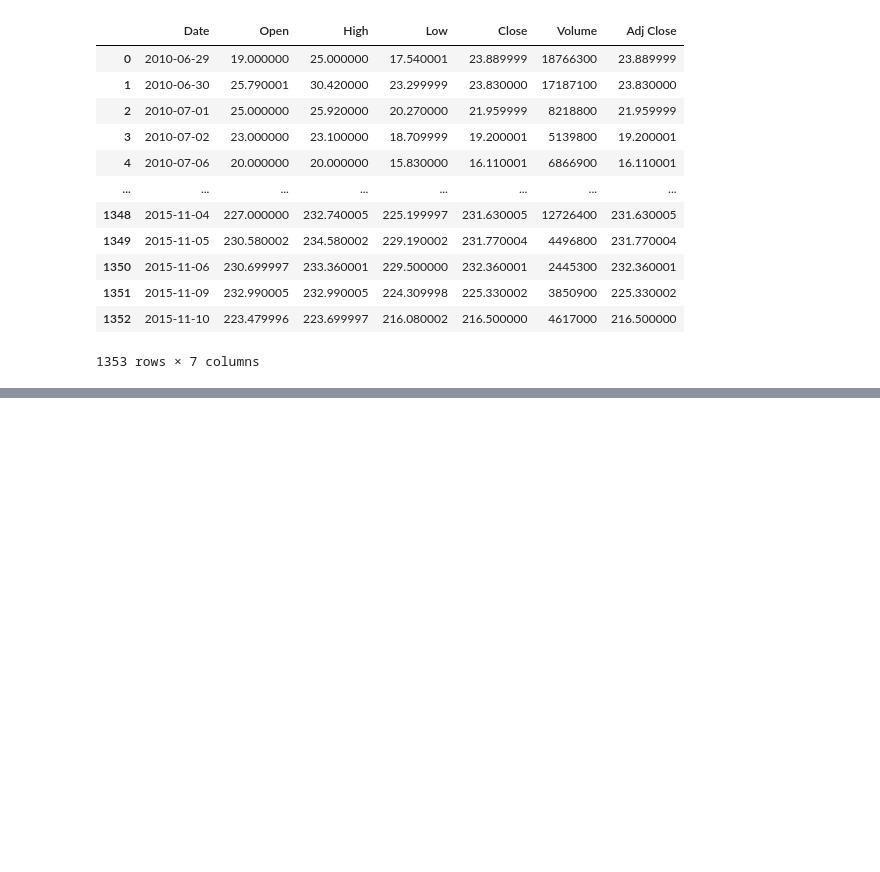
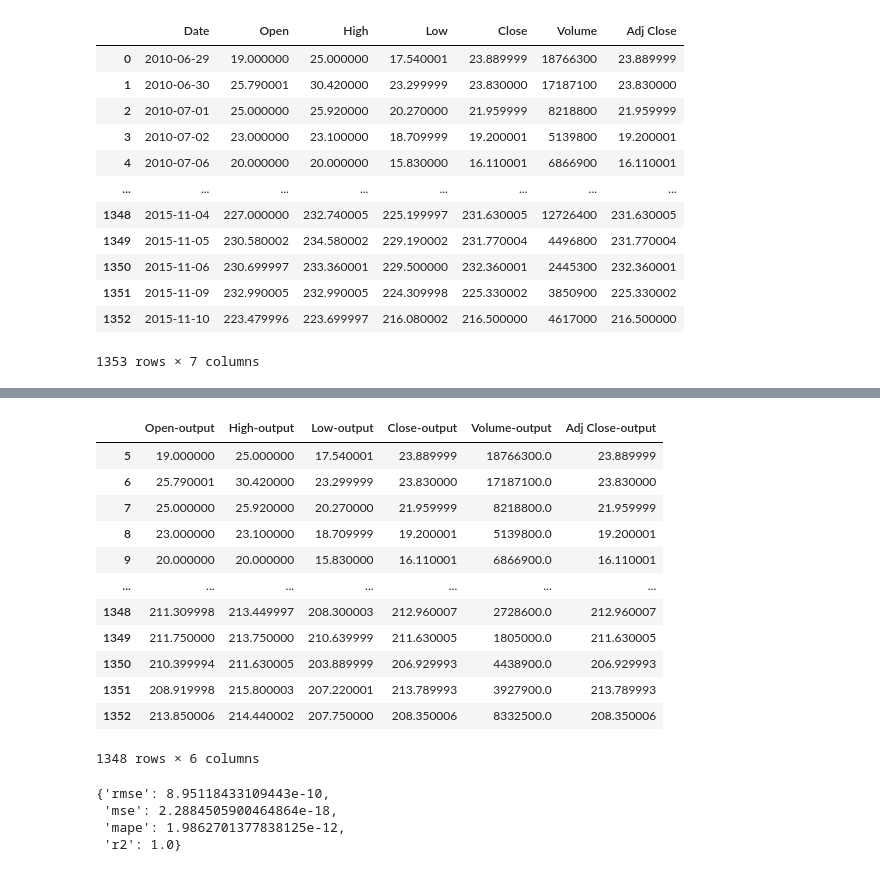
Before and after one commit to HaiAu2501/EL4TF, a Jupyter notebook: linear_models/k-history.ipynb, the cells around one changed output, grey strips where cells are left out. Saved outputs shown, nothing was run; the diff lists cells and outputs as text; code cells hidden in the pictures; blank space fills up the shorter version.

```diff
--- a/linear_models/k-history.ipynb
+++ b/linear_models/k-history.ipynb
@@ -149,0 +71,53 @@ pyplot.show()
+# %%
+train_output
+# %% [output]
+|  | Open-output | High-output | Low-output | Close-output | Volume-output | Adj Close-output |
+| 5 | 19.000000 | 25.000000 | 17.540001 | 23.889999 | 18766300.0 | 23.889999 |
+| 6 | 25.790001 | 30.420000 | 23.299999 | 23.830000 | 17187100.0 | 23.830000 |
+| 7 | 25.000000 | 25.920000 | 20.270000 | 21.959999 | 8218800.0 | 21.959999 |
+| 8 | 23.000000 | 23.100000 | 18.709999 | 19.200001 | 5139800.0 | 19.200001 |
+| 9 | 20.000000 | 20.000000 | 15.830000 | 16.110001 | 6866900.0 | 16.110001 |
+| ... | ... | ... | ... | ... | ... | ... |
+| 1348 | 211.309998 | 213.449997 | 208.300003 | 212.960007 | 2728600.0 | 212.960007 |
+| 1349 | 211.750000 | 213.750000 | 210.639999 | 211.630005 | 1805000.0 | 211.630005 |
+| 1350 | 210.399994 | 211.630005 | 203.889999 | 206.929993 | 4438900.0 | 206.929993 |
+| 1351 | 208.919998 | 215.800003 | 207.220001 | 213.789993 | 3927900.0 | 213.789993 |
+| 1352 | 213.850006 | 214.440002 | 207.750000 | 208.350006 | 8332500.0 | 208.350006 |
+1348 rows × 6 columns
+# %%
+from typing import TypedDict
+
+import numpy
+from sklearn.linear_model import LinearRegression
+from sklearn.metrics import (
+    mean_absolute_percentage_error,
+    mean_squared_error,
+    root_mean_squared_error,
+    r2_score,
+)
+
+
+class Metrics(TypedDict):
+    rmse: float
+    mse: float
+    mape: float
+    r2: float
+
+
+def metrics(true: pandas.DataFrame, pred: numpy.ndarray) -> Metrics:
+    return {
+        "rmse": root_mean_squared_error(true, pred),
+        "mse": mean_squared_error(true, pred),
+        "mape": mean_absolute_percentage_error(true, pred),
+        "r2": r2_score(true, pred),
+    }
+
+
+model = LinearRegression()
+model.fit(train_input, train_output)
+metrics(train_output, model.predict(train_input))
+# %% [output]
+{'rmse': 8.95118433109443e-10,
+ 'mse': 2.2884505900464864e-18,
+ 'mape': 1.9862701377838125e-12,
+ 'r2': 1.0}
```
Also changed, not shown: parts of 19 cells of this notebook.
